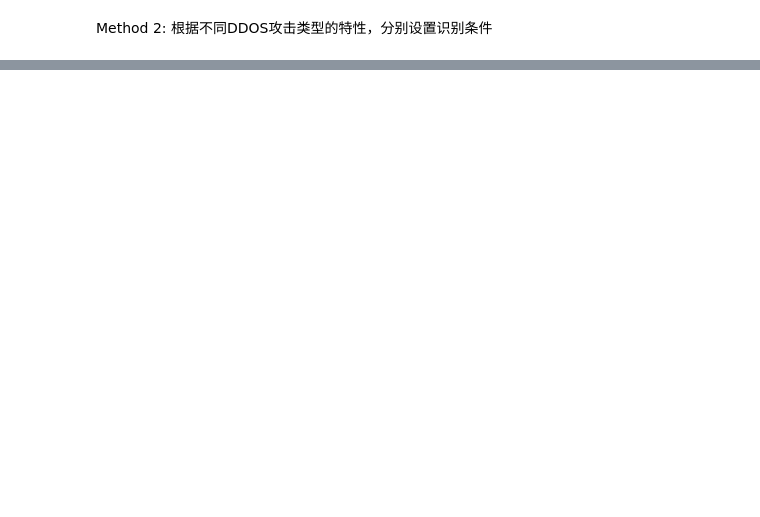
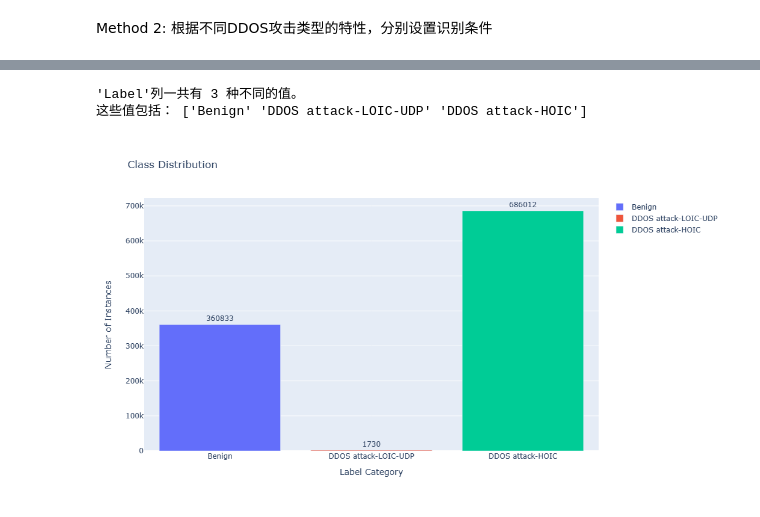
Before and after one commit to PYHAO-2227/DDoS-Detection-on-Apache-Spark, a Jupyter notebook: team2/NaiveSmallSetTest.ipynb, the cells around one changed output, grey strips where cells are left out. Saved outputs shown, nothing was run; the diff lists cells and outputs as text; code cells hidden in the pictures; blank space fills up the shorter version.

Commit message:
Update: The naive way to detect DDOS in a small dataset and its result + the plot of the small dataset

```diff
--- a/team2/NaiveSmallSetTest.ipynb
+++ b/team2/NaiveSmallSetTest.ipynb
@@ -158,0 +161,60 @@ print(f"\n总结：我们的算法在原始数据集中找到了被标记为DDoS
+# %%
+# 获取'Label'列的所有唯一值
+unique_labels = df['Label'].unique()
+
+# 计算唯一值的数量
+number_of_unique_labels = len(unique_labels)
+
+# 打印结果
+print(f"'Label'列一共有 {number_of_unique_labels} 种不同的值。")
+
+# 如果你也想看看这些具体的值是什么
+print("这些值包括：", unique_labels)
+# %% [output]
+'Label'列一共有 3 种不同的值。
+这些值包括： ['Benign' 'DDOS attack-LOIC-UDP' 'DDOS attack-HOIC']
+# %%
+from plotly.offline import init_notebook_mode, iplot, plot
+import plotly as py
+import plotly.express as px
+import plotly.graph_objs as go
+
+init_notebook_mode(connected=True)
+
+# 使用df["Label"].value_counts()获取标签分布
+df = pd.read_csv('02-21-2018.csv')
+label_counts = df["Label"].value_counts()
+
+fig = go.Figure(data=[
+    go.Bar(name='Benign',
+           y=[label_counts['Benign']],
+           x=['Benign'],
+           text=[label_counts['Benign']],
+           orientation='v',
+           textposition='outside',),
+    go.Bar(name='DDOS attack-LOIC-UDP',
+           y=[label_counts['DDOS attack-LOIC-UDP']],
+           x=['DDOS attack-LOIC-UDP'],
+           text=[label_counts['DDOS attack-LOIC-UDP']],
+           orientation='v',
+           textposition='outside',),
+    go.Bar(name='DDOS attack-HOIC',
+           y=[label_counts['DDOS attack-HOIC']],
+           x=['DDOS attack-HOIC'],
+           text=[label_counts['DDOS attack-HOIC']],
+           orientation='v',
+           textposition='outside',)
+])
+
+# 修改布局设置
+fig.update_layout(
+    width=800,
+    height=600,
+    title='Class Distribution',
+    yaxis_title='Number of Instances',
+    xaxis_title='Label Category',
+)
+
+iplot(fig)
+# %% [output]
+[figure, added]
```
Also changed, not shown: parts of 4 cells of this notebook.
